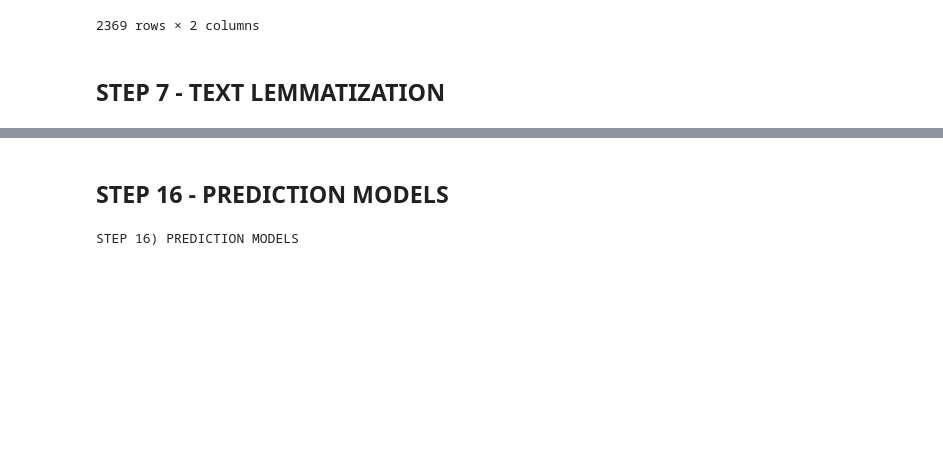
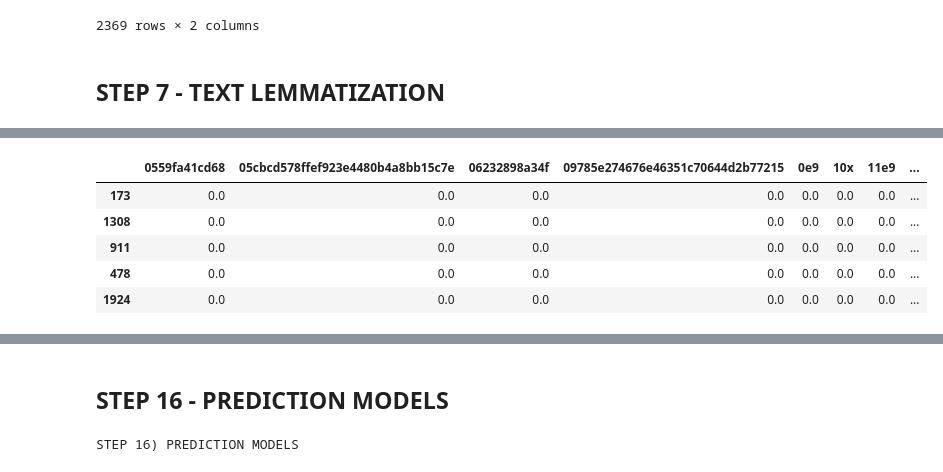
Before and after one commit to cbadil12/nlp-project, a Jupyter notebook: src/explore.ipynb, the cells around one changed output, grey strips where cells are left out. Saved outputs shown, nothing was run; the diff lists cells and outputs as text; code cells hidden in the pictures; blank space fills up the shorter version.

Commit message:
feat: reached STEP 13 - ASSEMBLY in multi EDA

```diff
--- a/src/explore.ipynb
+++ b/src/explore.ipynb
@@ -1096,7 +1220,7 @@ if dataset_type == "NLP":
             for col in non_text_cols:
                 log(f"Column '{col}':", level=2, type="FOUND")
                 # Skip empty columns
-                if len(df_S6[col].dropna()) == 0:
+                if len(df_S4[col].dropna()) == 0:
                     continue
                 n_unique = df_S4[col].dropna().nunique()
                 avg_len = df_S4[col].dropna().astype(str).str.len().mean()
@@ -2327,0 +2892,2 @@ STEP 7) TEXT LEMMATIZATION
+# %%
+test_size = 0.2
@@ -2327,0 +3059,14 @@ STEP 7) TEXT LEMMATIZATION
+# %%
+# -------------------------------
+# INPUTS NEEDED IF dataset_type = "NLP"
+# -------------------------------
+make_vectorization_plots = True        # Draw PCA comparison plots between COUNT and TF-IDF
+max_features_manual = None             # Set a number manually, or None for auto selection
+min_df_threshold = 1                   # Ignore tokens that appear in fewer than N documents
+rare_word_cutoff = 3                   # Words appearing < rare_word_cutoff considered "rare"
+long_text_threshold = 40               # If avg words per doc > threshold → increase vocab
+
+# -------------------------------
+# INPUTS NEEDED IF dataset_type = "TABULAR"
+# -------------------------------
+make_encoding = True
@@ -2327,0 +3309,60 @@ STEP 7) TEXT LEMMATIZATION
+# %%
+# Copy previous step data
+X_train_S13 = X_train.copy()
+X_test_S13 = X_test.copy()
+X_train_es_S13 = X_train_es.copy()
+X_test_es_S13 = X_test_es.copy()
+X_train_en_S13 = X_train_en.copy()
+X_test_en_S13 = X_test_en.copy()
+
+# -------------------------------
+# TIME-SERIES DATASET
+# -------------------------------
+if dataset_type == "TIME-SERIES":
+    print("-------------------------------")
+    print("STEP 13 - ASSEMBLY")
+    print("-------------------------------\n")
+    # Concatenate NUMERIC_var_scaled with CATEGORY_var_encoded
+    X_train_assembled = X_train_S13
+    X_test_assembled = X_test_S13
+    # Print results
+    log(f"X_train_assembled {X_train_assembled.shape}", custom_icon="🧮")
+    display(X_train_assembled.head())
+    print("\n")
+    log(f"X_test_assembled {X_test_assembled.shape}", custom_icon="🧮")
+    display(X_test_assembled.head())
+
+# -------------------------------
+# NLP DATASET
+# -------------------------------
+elif dataset_type == "NLP":
+    print("-------------------------------")
+    print("STEP 13 - ASSEMBLY")
+    print("-------------------------------\n")
+    # Concatenate NUMERIC_var_scaled with CATEGORY_var_encoded
+    X_train_assembled = X_train_en_S13
+    X_test_assembled = X_test_en_S13
+    # Print results
+    log(f"X_train_assembled {X_train_assembled.shape}", custom_icon="🧮")
+    display(X_train_assembled.head())
+    print("\n")
+    log(f"X_test_assembled {X_test_assembled.shape}", custom_icon="🧮")
+    display(X_test_assembled.head())
+
+# -------------------------------
+# TABULAR DATASET
+# -------------------------------
+elif dataset_type == "TABULAR":
+    print("-------------------------------")
+    print("STEP 13 - ASSEMBLY")
+    print("-------------------------------\n")
+    # Concatenate NUMERIC_var_scaled with CATEGORY_var_encoded
+    X_train_assembled = pd.concat([X_train_es, X_train_en], axis=1)
+    X_test_assembled = pd.concat([X_test_es, X_test_en], axis=1)
+    # Print results
+    log(f"X_train_assembled {X_train_assembled.shape}", custom_icon="🧮")
+    display(X_train_assembled.head())
+    print("\n")
+    log(f"X_test_assembled {X_test_assembled.shape}", custom_icon="🧮")
+    display(X_test_assembled.head())
+# %% [output]
@@ -2327,0 +3374,6 @@ STEP 7) TEXT LEMMATIZATION
+|  | 0559fa41cd68 | 05cbcd578ffef923e4480b4a8bb15c7e | 06232898a34f | 09785e274676e46351c70644d2b77215 | 0e9 | 10x | 11e9 | ... |
+| 173 | 0.0 | 0.0 | 0.0 | 0.0 | 0.0 | 0.0 | 0.0 | ... |
+| 1308 | 0.0 | 0.0 | 0.0 | 0.0 | 0.0 | 0.0 | 0.0 | ... |
+| 911 | 0.0 | 0.0 | 0.0 | 0.0 | 0.0 | 0.0 | 0.0 | ... |
+| 478 | 0.0 | 0.0 | 0.0 | 0.0 | 0.0 | 0.0 | 0.0 | ... |
+| 1924 | 0.0 | 0.0 | 0.0 | 0.0 | 0.0 | 0.0 | 0.0 | ... |
```
Also changed, not shown: parts of 21 cells of this notebook, 1 other file.
